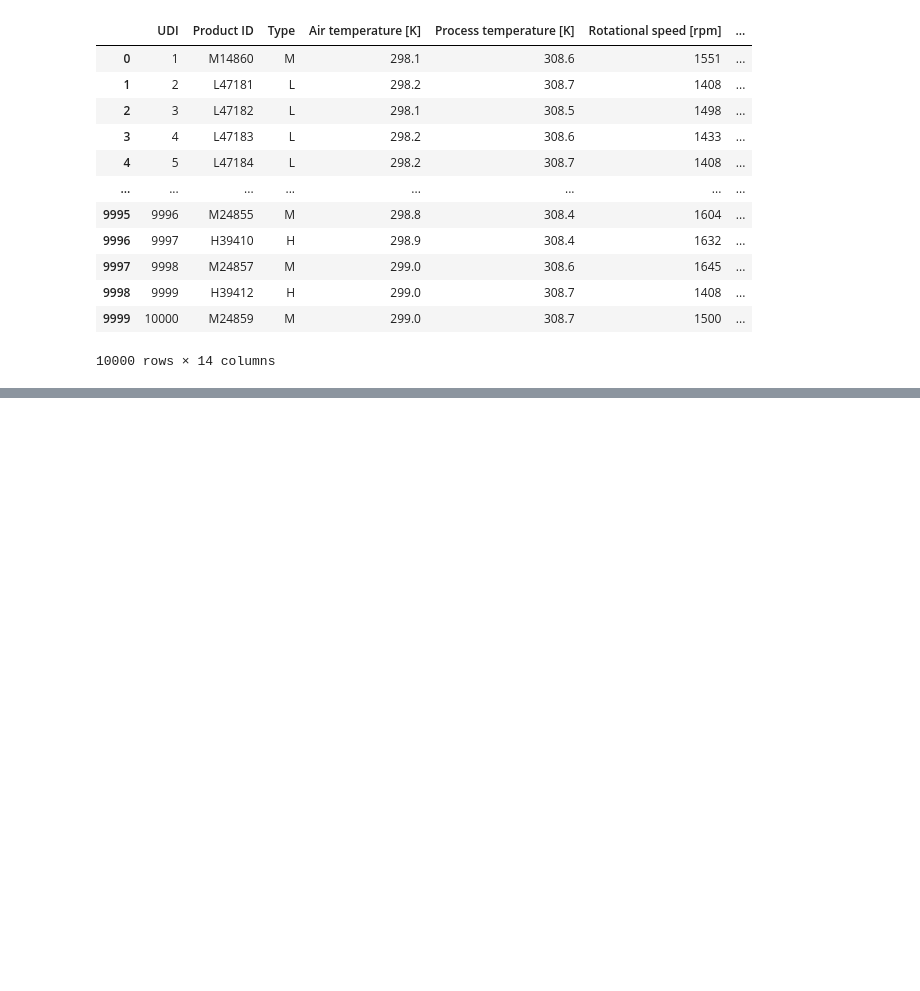
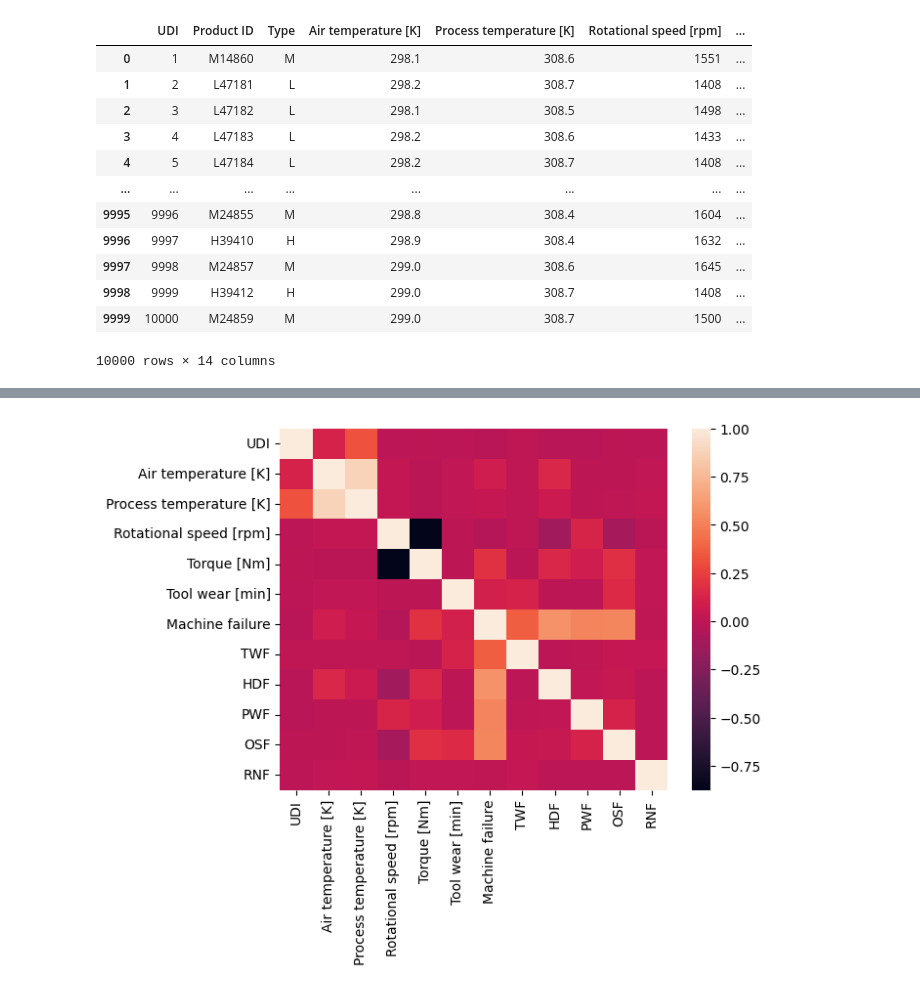
Before and after one commit to AlexanderPelaezJimenez/survival_analysis, a Jupyter notebook: survival_analysis.ipynb, the cells around one changed output, grey strips where cells are left out. Cells and saved outputs as stored; diff of their text form; code cells hidden in the pictures; blank space fills up the shorter version.

```diff
--- a/survival_analysis.ipynb
+++ b/survival_analysis.ipynb
@@ -108,3 +167,9 @@ df
+# %%
+corr = df.select_dtypes('number').corr()
+sns.heatmap(corr)
+plt.show()
+# %% [output]
+[figure, added]
 # %% [markdown]
 **Estimador de Kaplan-Meier**
 
```
Also changed, not shown: parts of 3 cells of this notebook.
